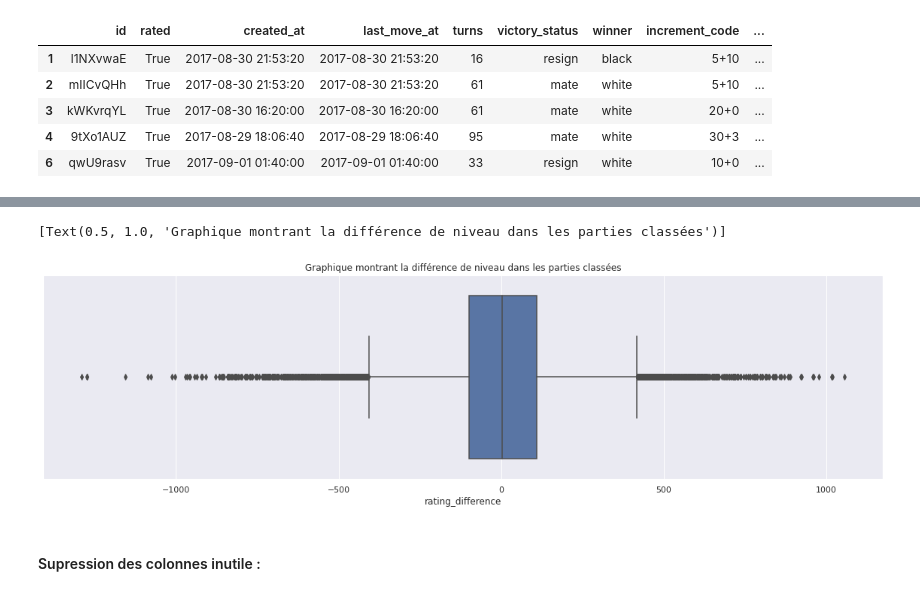
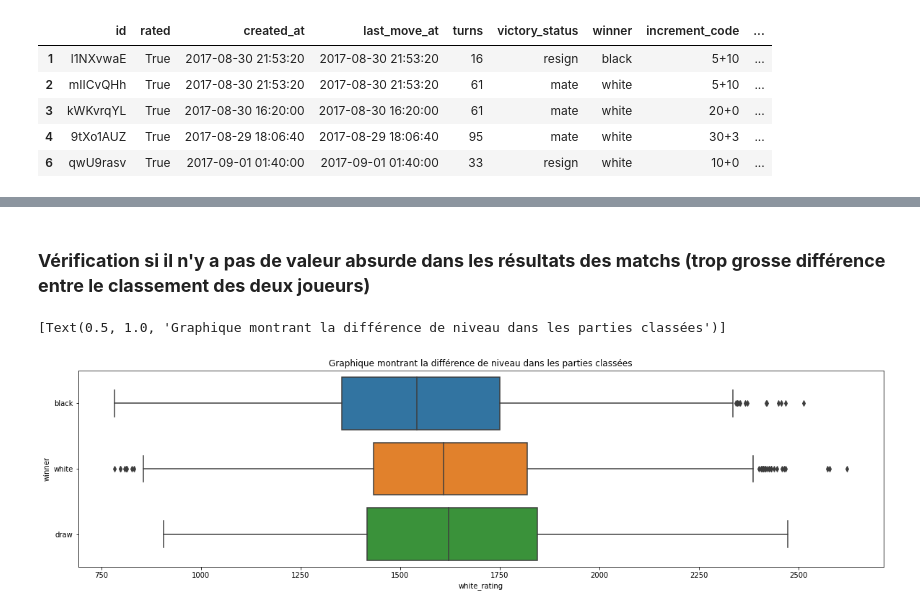
Before and after one commit to BlazingBurn/HitemapythonExo, a Jupyter notebook: analyse donnee/ProjetAnalyseDonneeEchecs.ipynb, the cells around one changed output, grey strips where cells are left out. Cells and saved outputs as stored; diff of their text form; code cells hidden in the pictures.

```diff
--- a/analyse donnee/ProjetAnalyseDonneeEchecs.ipynb
+++ b/analyse donnee/ProjetAnalyseDonneeEchecs.ipynb
@@ -32,3 +38,14 @@ dataChess['last_move_at'] = dataChessTimes['last_move_at_dt']
+# %%
+def GameType(inc):
+    splitted = inc.split('+')
+    if int(splitted[0])+int(splitted[1]) <= 9:
+        return 'blitz'
+    elif int(splitted[0])+int(splitted[1]) <= 16:
+        return 'rapide'
+    else:
+        return 'tournoi'
+
+dataChess['format'] = np.vectorize(GameType)(dataChess['increment_code'])
 # %%
 dataChess
 # %% [output]
@@ -51,4 +66,0 @@ dataChess
-# %%
-# Creation visuel pour les valeurs absurde entre les parties classées et non classées
-dataChess['rating_difference'] = dataChess['white_rating'] - dataChess['black_rating']
-sns.boxplot(data=dataChess,x="rating_difference").set(title="Graphique montrant la différence de niveau dans les parties classées et non classées")
@@ -73,0 +85,4 @@ Nouveau nombre de parties : 16155
+# %%
+dataChessUtils = dataChessUtils.drop(columns=['id', 'created_at', 'last_move_at', 'black_id', 'white_id', 'rated', 'opening_ply'])
+
+dataChessUtils
@@ -74,8 +103,8 @@ Nouveau nombre de parties : 16155
+# %% [markdown]
+### **Vérification si il n'y a pas de valeur absurde dans les résultats des matchs (trop grosse différence entre le classement des deux joueurs)**
 # %%
-# Creation visuel pour les valeurs absurde classées
-sns.boxplot(data=dataChessUtils,x="rating_difference").set(title="Graphique montrant la différence de niveau dans les parties classées")
+f, ax = plt.subplots(figsize=(20,5))
+sns.boxplot(data=dataChessUtils,x="white_rating", y="winner", ax=ax).set(title="Graphique montrant la différence de niveau dans les parties classées")
 # %% [output]
 [Text(0.5, 1.0, 'Graphique montrant la différence de niveau dans les parties classées')]
-[figure, old version]
+[figure, new version]
-# %% [markdown]
-#### Supression des colonnes inutile :
```
Also changed, not shown: parts of 25 cells of this notebook.
